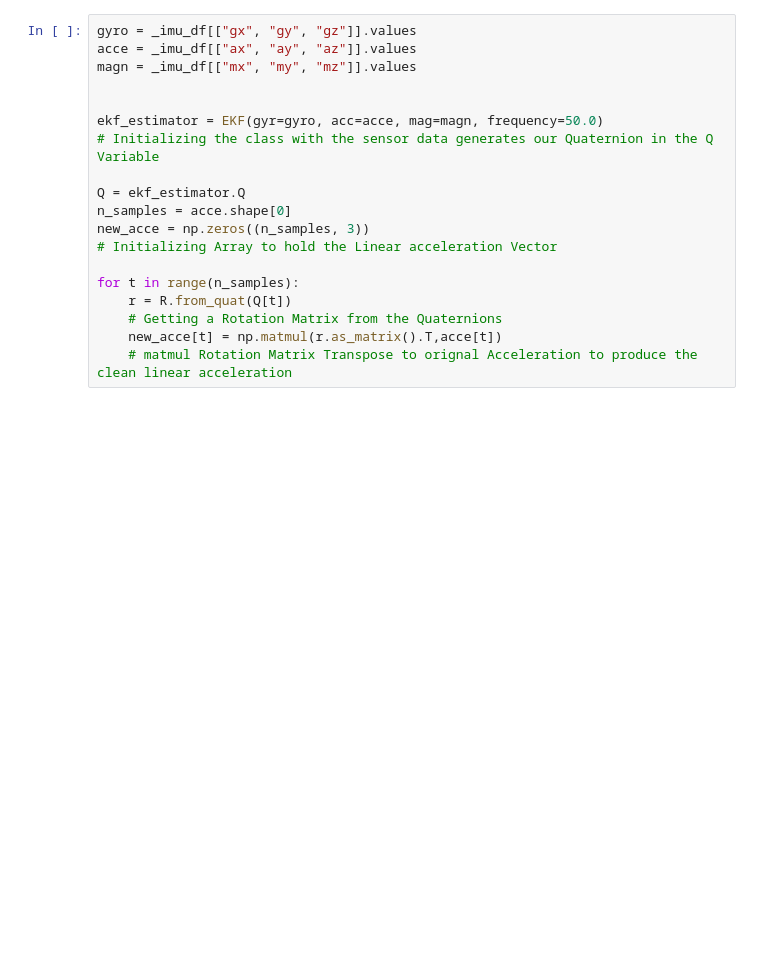
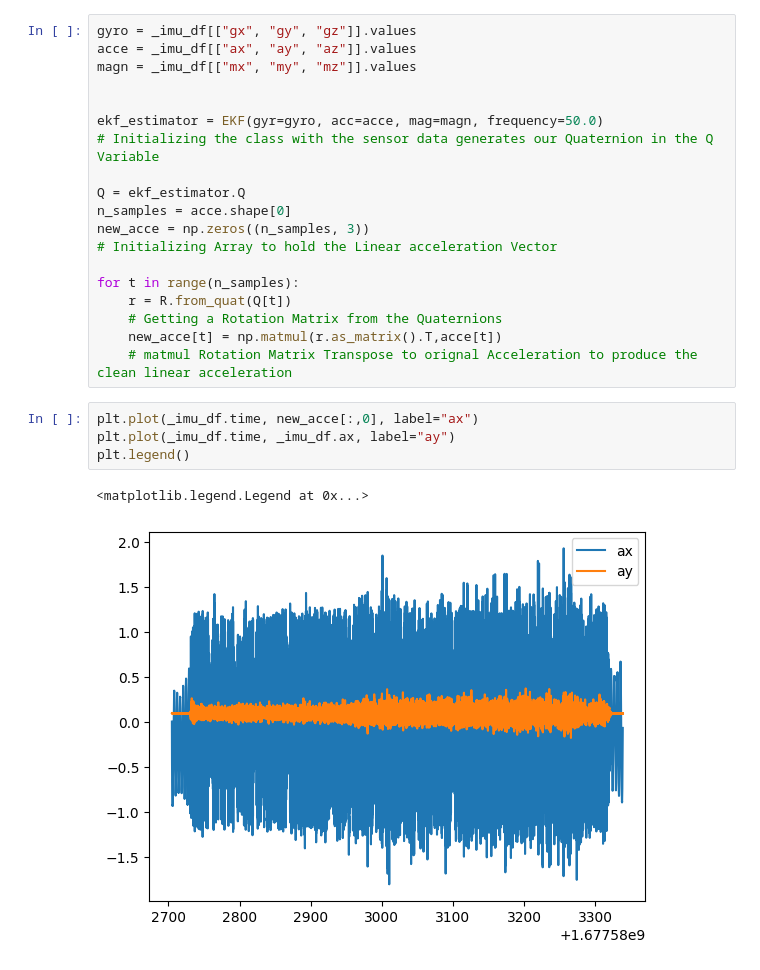
Before and after one commit to SujithChristopher/armbo_preliminary_work, a Jupyter notebook: simulation/ipy_notebooks/kalman_try_9dof_2.ipynb, the cells around one changed output. Saved outputs shown, nothing was run; the diff lists cells and outputs as text; blank space fills up the shorter version.

```diff
--- a/simulation/ipy_notebooks/kalman_try_9dof_2.ipynb
+++ b/simulation/ipy_notebooks/kalman_try_9dof_2.ipynb
@@ -74,3 +89,10 @@ for t in range(n_samples):
     # Getting a Rotation Matrix from the Quaternions
     new_acce[t] = np.matmul(r.as_matrix().T,acce[t])
     # matmul Rotation Matrix Transpose to orignal Acceleration to produce the clean linear acceleration
+# %%
+plt.plot(_imu_df.time, new_acce[:,0], label="ax")
+plt.plot(_imu_df.time, _imu_df.ax, label="ay")
+plt.legend()
+# %% [output]
+<matplotlib.legend.Legend at 0x...>
+[figure, added]
```
Also changed, not shown: parts of 2 cells of this notebook, 1 other file.
